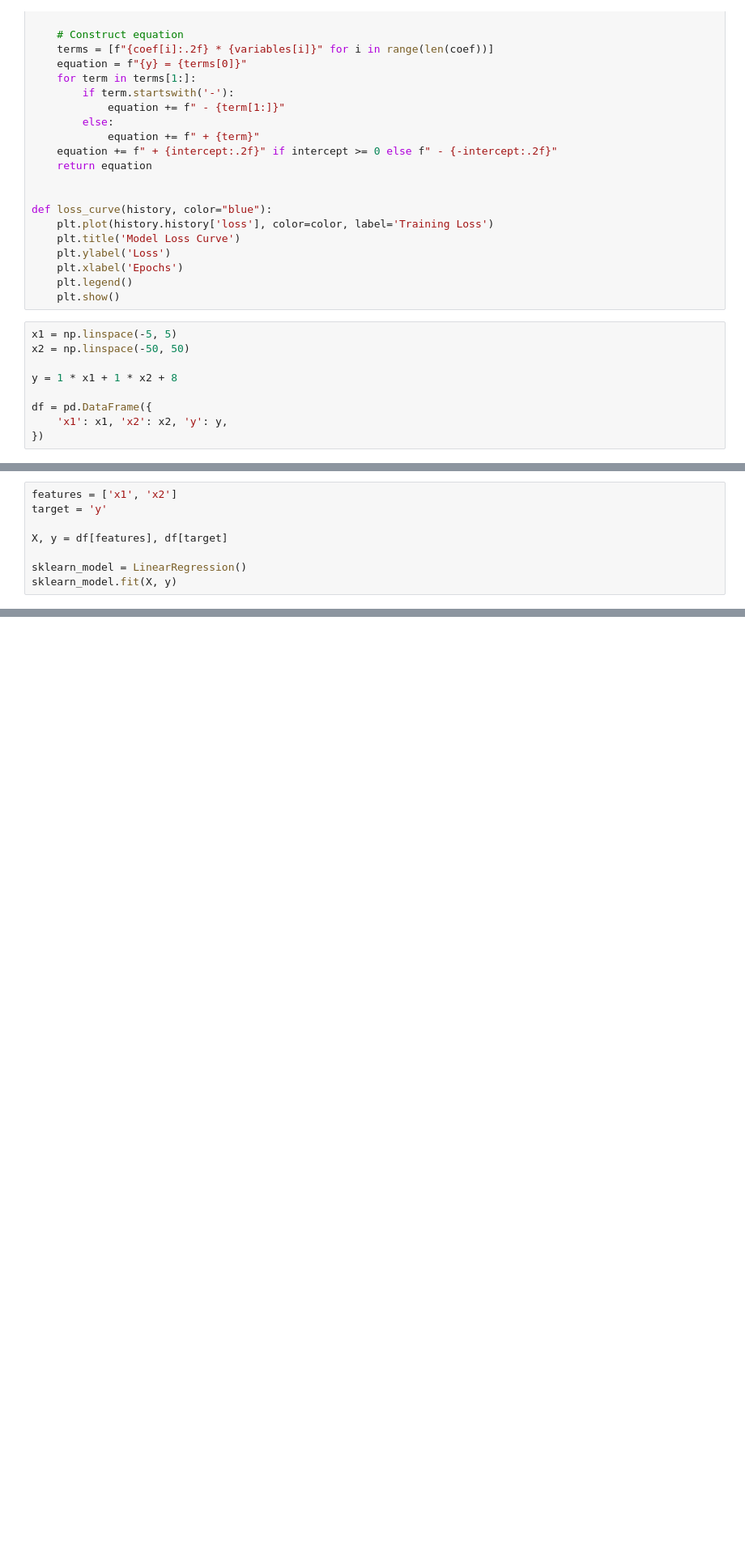
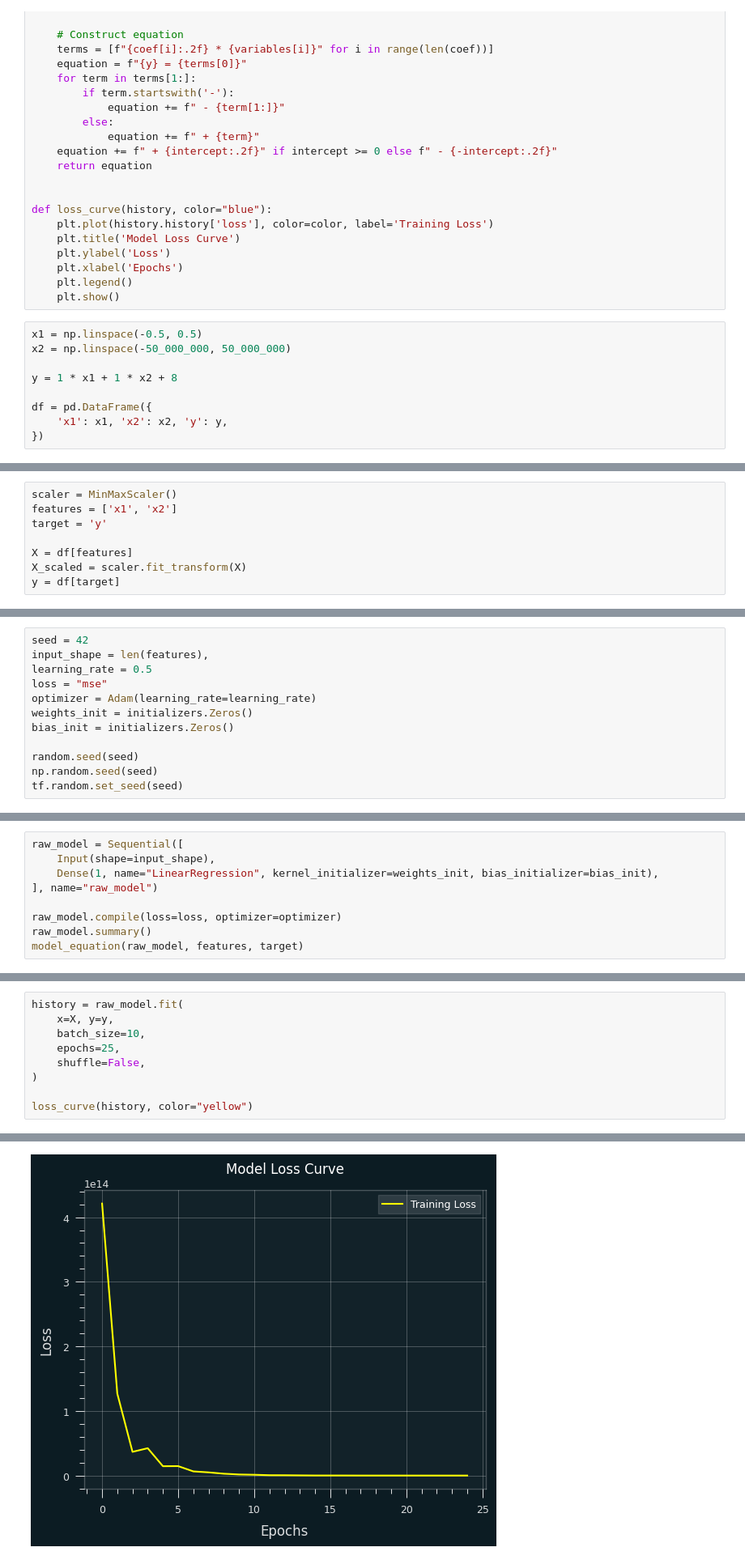
Before and after one commit to RohitMugalya/Learner-s-Garden, a Jupyter notebook: practice notebooks/data normalization.ipynb, the cells around one changed output, grey strips where cells are left out. Shown at 81% size. Drawn from its saved outputs; the diff is of its cells as text; blank space fills up the shorter version.

```diff
--- a/practice notebooks/data normalization.ipynb
+++ b/practice notebooks/data normalization.ipynb
@@ -61,8 +65,8 @@ def loss_curve(history, color="blue"):
     plt.legend()
     plt.show()
 # %%
-x1 = np.linspace(-5, 5)
-x2 = np.linspace(-50, 50)
+x1 = np.linspace(-0.5, 0.5)
+x2 = np.linspace(-50_000_000, 50_000_000)
 
 y = 1 * x1 + 1 * x2 + 8
 
@@ -77,8 +76,8 @@ sns.violinplot(df)
 # %%
+scaler = MinMaxScaler()
 features = ['x1', 'x2']
 target = 'y'
 
-X, y = df[features], df[target]
-
-sklearn_model = LinearRegression()
-sklearn_model.fit(X, y)
+X = df[features]
+X_scaled = scaler.fit_transform(X)
+y = df[target]
@@ -169,0 +91,12 @@ print(keras_y_pred[0])
+# %%
+seed = 42
+input_shape = len(features),
+learning_rate = 0.5
+loss = "mse"
+optimizer = Adam(learning_rate=learning_rate)
+weights_init = initializers.Zeros()
+bias_init = initializers.Zeros()
+
+random.seed(seed)
+np.random.seed(seed)
+tf.random.set_seed(seed)
@@ -169,0 +105,9 @@ print(keras_y_pred[0])
+# %%
+raw_model = Sequential([
+    Input(shape=input_shape),
+    Dense(1, name="LinearRegression", kernel_initializer=weights_init, bias_initializer=bias_init),
+], name="raw_model")
+
+raw_model.compile(loss=loss, optimizer=optimizer)
+raw_model.summary()
+model_equation(raw_model, features, target)
@@ -169,0 +153,10 @@ print(keras_y_pred[0])
+# %%
+history = raw_model.fit(
+    x=X, y=y,
+    batch_size=10,
+    epochs=25,
+    shuffle=False,
+)
+
+loss_curve(history, color="yellow")
+# %% [output]
@@ -169,0 +180 @@ print(keras_y_pred[0])
+[figure, added]
```
Also changed, not shown: parts of 19 cells of this notebook.
